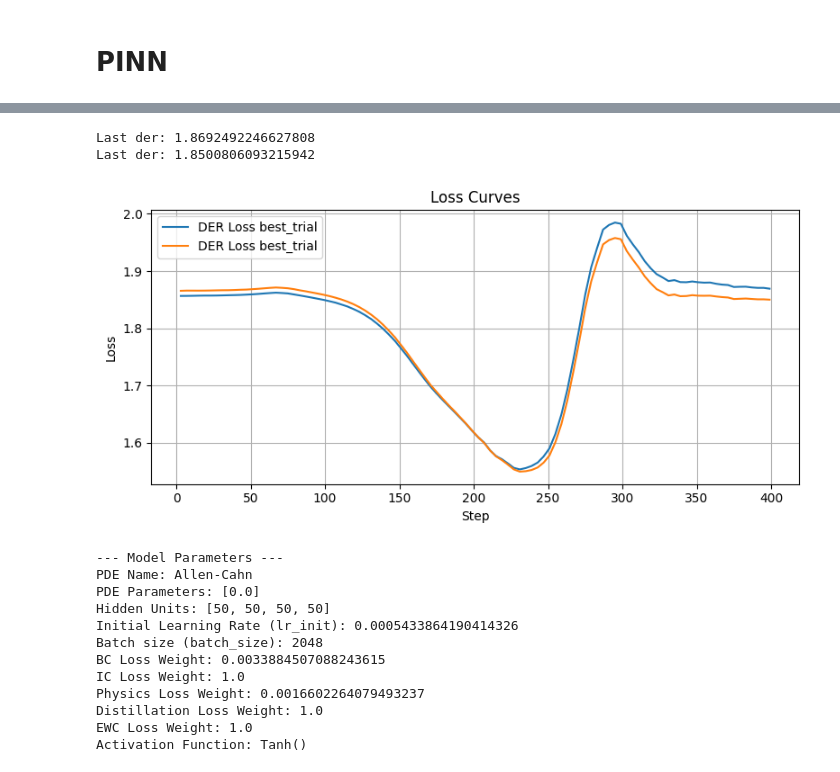
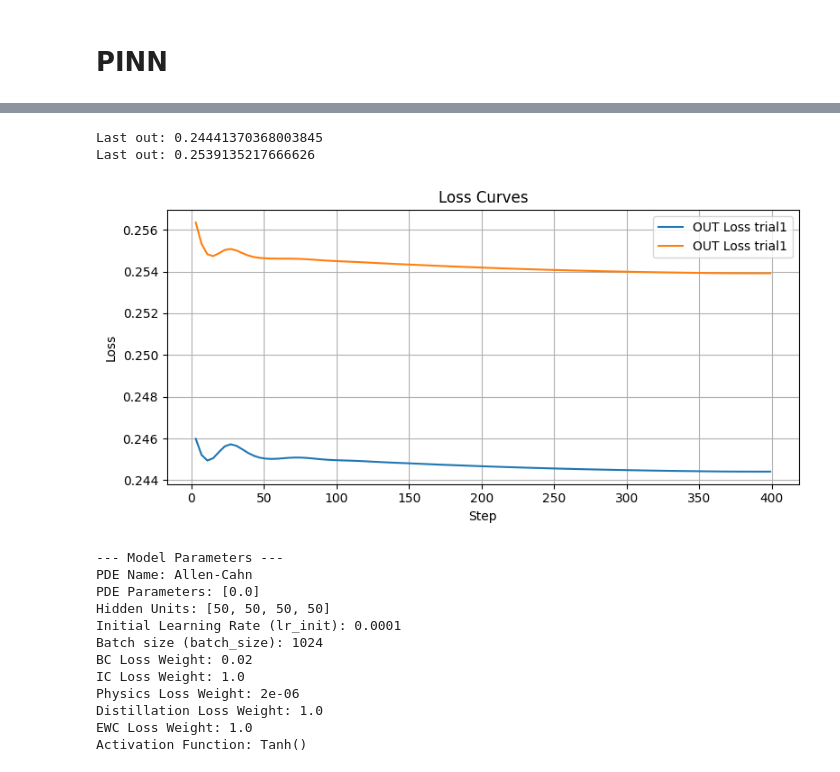
Before and after one commit to claudia181/PinnsStudy, a Jupyter notebook: step0.ipynb, the cells around one changed output, grey strips where cells are left out. Cells and saved outputs as stored; diff of their text form; code cells hidden in the pictures.

```diff
--- a/step0.ipynb
+++ b/step0.ipynb
@@ -840,24 +871,28 @@ Distillation Loss Weight: 1.0
 EWC Loss Weight: 1.0
 Activation Function: Tanh()
 # %%
-best_trial = "best_trial"
+path = "models/step0/AllenCahnSingle0/PINNfullB3"
+best_trial = "trial1"
 labels = [best_trial, best_trial]
-filepaths=[os.path.join(path, best_trial) + "/train_stats.npy", os.path.join(path, best_trial) + "/test_stats.npy"]
-plot_model_stats(filepaths=filepaths, labels=labels, to_plot=["der"])
+filepaths=[
+    os.path.join(path, best_trial) + "/train_stats.npy",
+    os.path.join(path, best_trial) + "/test_stats.npy"
+    ]
+plot_model_stats(filepaths=filepaths, labels=labels, to_plot=["out"])
 print_model_info(filepath=os.path.join(path, best_trial) + "/model.pth")
 # %% [output]
-Last der: 1.8692492246627808
-Last der: 1.8500806093215942
+Last out: 0.24441370368003845
+Last out: 0.2539135217666626
-[figure, old version]
+[figure, new version]
 --- Model Parameters ---
 PDE Name: Allen-Cahn
 PDE Parameters: [0.0]
 Hidden Units: [50, 50, 50, 50]
-Initial Learning Rate (lr_init): 0.0005433864190414326
-Batch size (batch_size): 2048
-BC Loss Weight: 0.0033884507088243615
+Initial Learning Rate (lr_init): 0.0001
+Batch size (batch_size): 1024
+BC Loss Weight: 0.02
 IC Loss Weight: 1.0
-Physics Loss Weight: 0.0016602264079493237
+Physics Loss Weight: 2e-06
 Distillation Loss Weight: 1.0
 EWC Loss Weight: 1.0
 Activation Function: Tanh()
```
Also changed, not shown: parts of 21 cells of this notebook, 4 other files.
